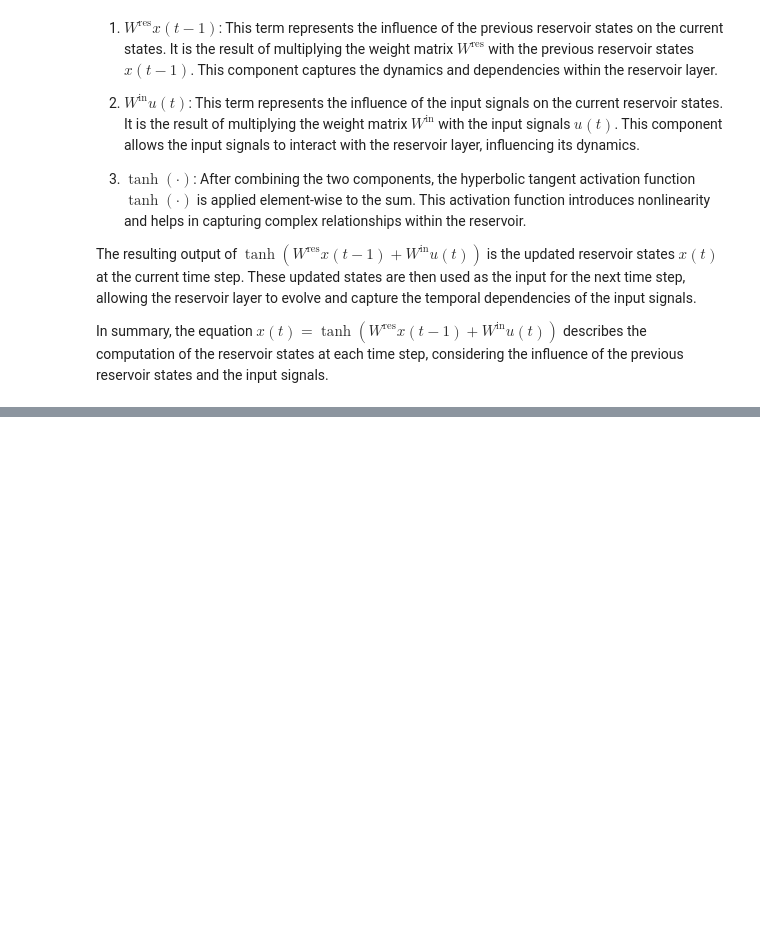
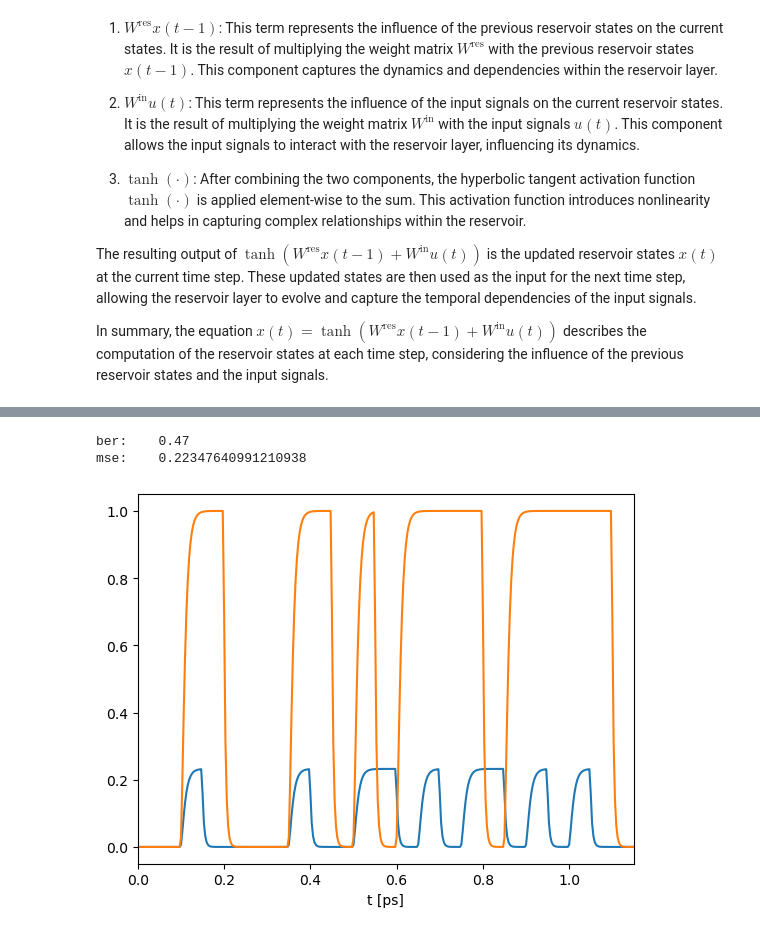
Before and after one commit to halilcuma/reservoir_computing_XOR, a Jupyter notebook: Optical_Reservoir.ipynb, the cells around one changed output, grey strips where cells are left out. Cells and saved outputs as stored; diff of their text form; code cells hidden in the pictures; blank space fills up the shorter version.

```diff
--- a/Optical_Reservoir.ipynb
+++ b/Optical_Reservoir.ipynb
@@ -217,0 +345,6 @@ array([[-0.9685831 ],
+# %%
+bits = BitGenerator(seed=23)(10)
+streamgen = pt.BitStreamGenerator(bitrate=Rb, samplerate=Rs, cutoff_frequency=fc, device=device)
+stream = streamgen(bits)
+target = streamgen(TARGET(bits))
+t = np.arange(stream.shape[0])*(1/Rs)
@@ -217,0 +383,35 @@ array([[-0.9685831 ],
+# %%
+mse = pt.MSELoss(latency=0.0, warmup=0.0, bitrate=Rb, samplerate=Rs)
+ber = pt.BERLoss(latency=0.0, threshold=0.5, warmup=0.0, bitrate=Rb, samplerate=Rs)
+# %%
+nw = AllPassNetwork()
+scale = torch.tensor(1.0, requires_grad=True)
+bias = torch.tensor(0.0, requires_grad=True)
+optim = torch.optim.Adam([scale, bias, *nw.parameters()], lr=0.1)
+range_ = trange(40)
+with pt.Environment(t=t, enable_grad=True):
+    for i in range_:
+        optim.zero_grad()
+        trdet = nw(source=trstream.rename("t", "b"))[:,0,0,:]*scale + bias
+        loss = mse(trdet, trtarget)
+        loss.backward()
+        optim.step()
+        range_.set_postfix(loss=loss.item(), ber=ber(trdet, trtarget))
+# %%
+with pt.Environment(t=t):
+    vadet = nw(source=vastream.rename("t", "b"))[:,0,0,:]
+    ber_err = ber(vadet, vatarget, threshold=float((0.5-bias)/scale))
+    mse_err = mse(scale*vadet+bias, vatarget)
+
+    print(f"ber:\t{ber_err}")
+    print(f"mse:\t{mse_err.item()}")
+
+    mse.plot(vadet)
+    mse.plot(vatarget, latency=0.0)
+    plt.xlim(-0,1.15)
+    plt.xlabel("t [ps]")
+    plt.show()
+# %% [output]
+ber:    0.47
+mse:    0.22347640991210938
+[figure, added]
```
Also changed, not shown: parts of 15 cells of this notebook.
